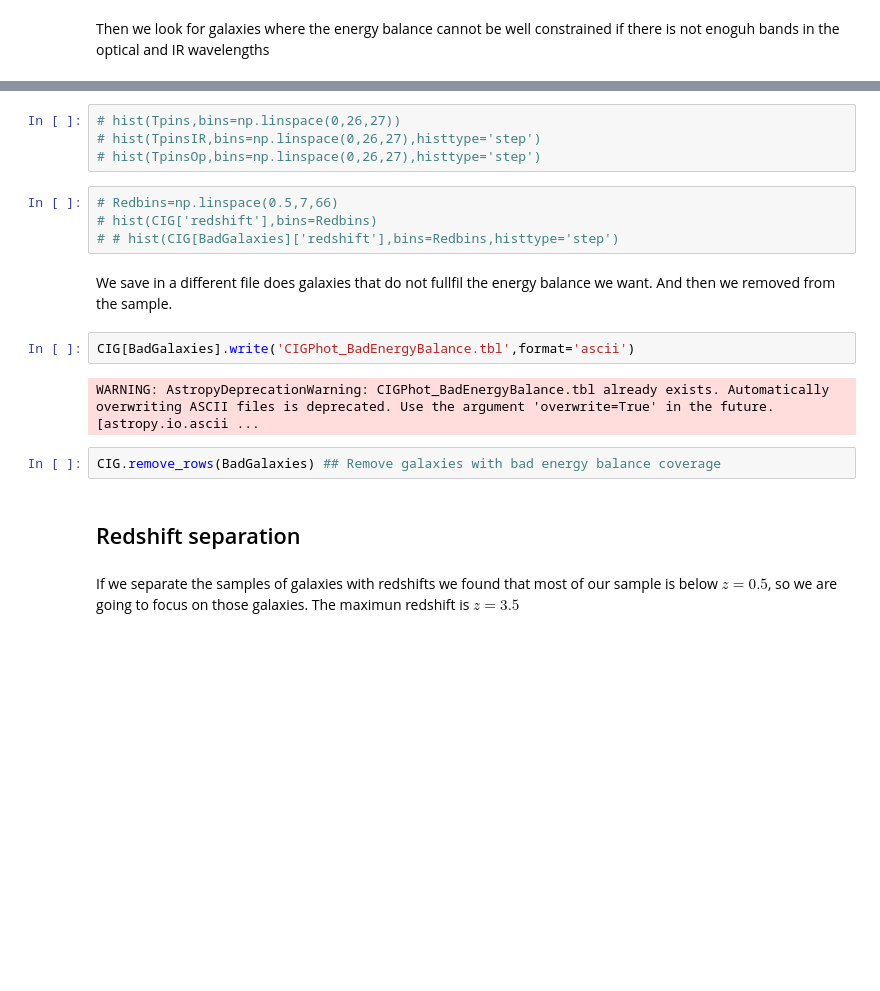
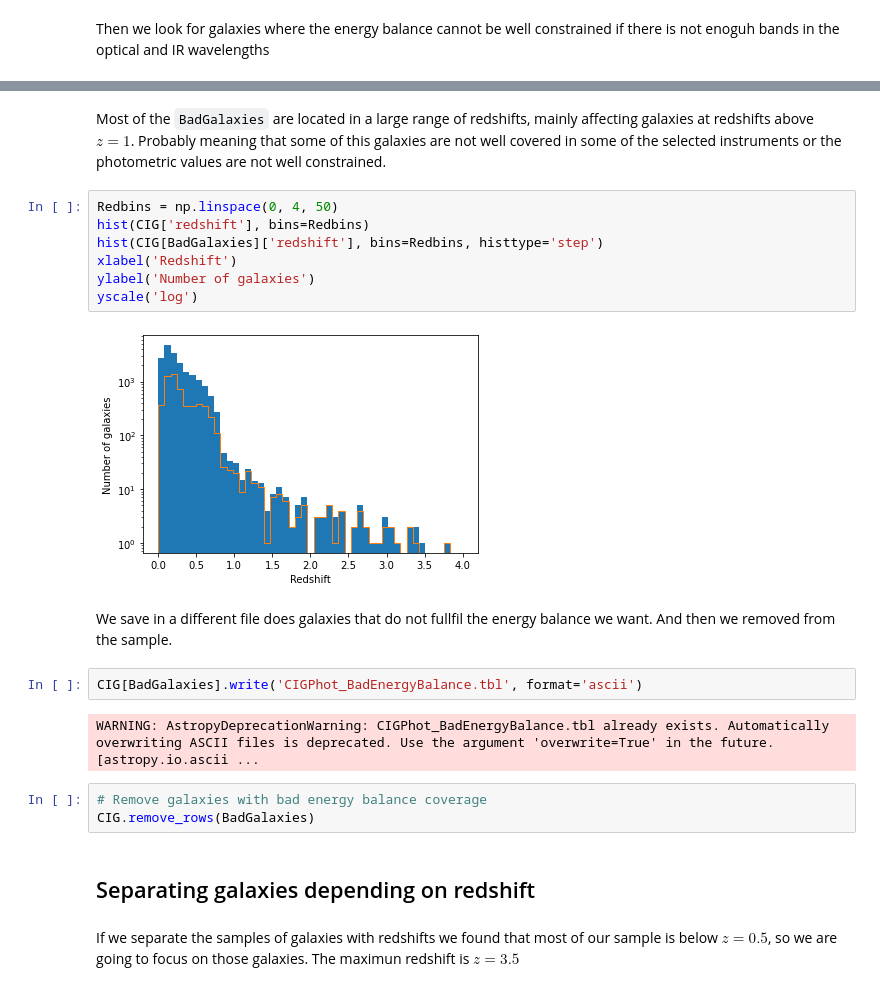
Before and after one commit to aframosp/AGNView, a Jupyter notebook: 4_Create_CIGALEPhot.ipynb, the cells around one changed output, grey strips where cells are left out. Cells and saved outputs as stored; diff of their text form; blank space fills up the shorter version.

```diff
--- a/CreateCIGALEPhot.ipynb
+++ b/4_Create_CIGALEPhot.ipynb
@@ -243,20 +259,24 @@ We need to remove a total of 5743 galaxies
-# %%
-# hist(Tpins,bins=np.linspace(0,26,27))
-# hist(TpinsIR,bins=np.linspace(0,26,27),histtype='step')
-# hist(TpinsOp,bins=np.linspace(0,26,27),histtype='step')
+# %% [markdown]
+Most of the `BadGalaxies` are located in a large range of redshifts, mainly affecting galaxies at redshifts above $z=1$. Probably meaning that some of this galaxies are not well covered in some of the selected instruments or the photometric values are not well constrained.
 # %%
-# Redbins=np.linspace(0.5,7,66)
-# hist(CIG['redshift'],bins=Redbins)
-# # hist(CIG[BadGalaxies]['redshift'],bins=Redbins,histtype='step')
+Redbins = np.linspace(0, 4, 50)
+hist(CIG['redshift'], bins=Redbins)
+hist(CIG[BadGalaxies]['redshift'], bins=Redbins, histtype='step')
+xlabel('Redshift')
+ylabel('Number of galaxies')
+yscale('log')
+# %% [output]
+[figure, added]
 # %% [markdown]
 We save in a different file does galaxies that do not fullfil the energy balance we want. And then we removed from the sample.
 # %%
-CIG[BadGalaxies].write('CIGPhot_BadEnergyBalance.tbl',format='ascii')
+CIG[BadGalaxies].write('CIGPhot_BadEnergyBalance.tbl', format='ascii')
 # %% [output]
 WARNING: AstropyDeprecationWarning: CIGPhot_BadEnergyBalance.tbl already exists. Automatically overwriting ASCII files is deprecated. Use the argument 'overwrite=True' in the future. [astropy.io.ascii ...
 # %%
-CIG.remove_rows(BadGalaxies) ## Remove galaxies with bad energy balance coverage
+# Remove galaxies with bad energy balance coverage
+CIG.remove_rows(BadGalaxies)
-# %% [markdown]
-## Redshift separation
+# %% [markdown]
+## Separating galaxies depending on redshift
 # %% [markdown]
 If we separate the samples of galaxies with redshifts we found that most of our sample is below $z=0.5$, so we are going to focus on those galaxies. The maximun redshift is $z=3.5$
```
Also changed, not shown: parts of 25 cells of this notebook, 3 other files.
